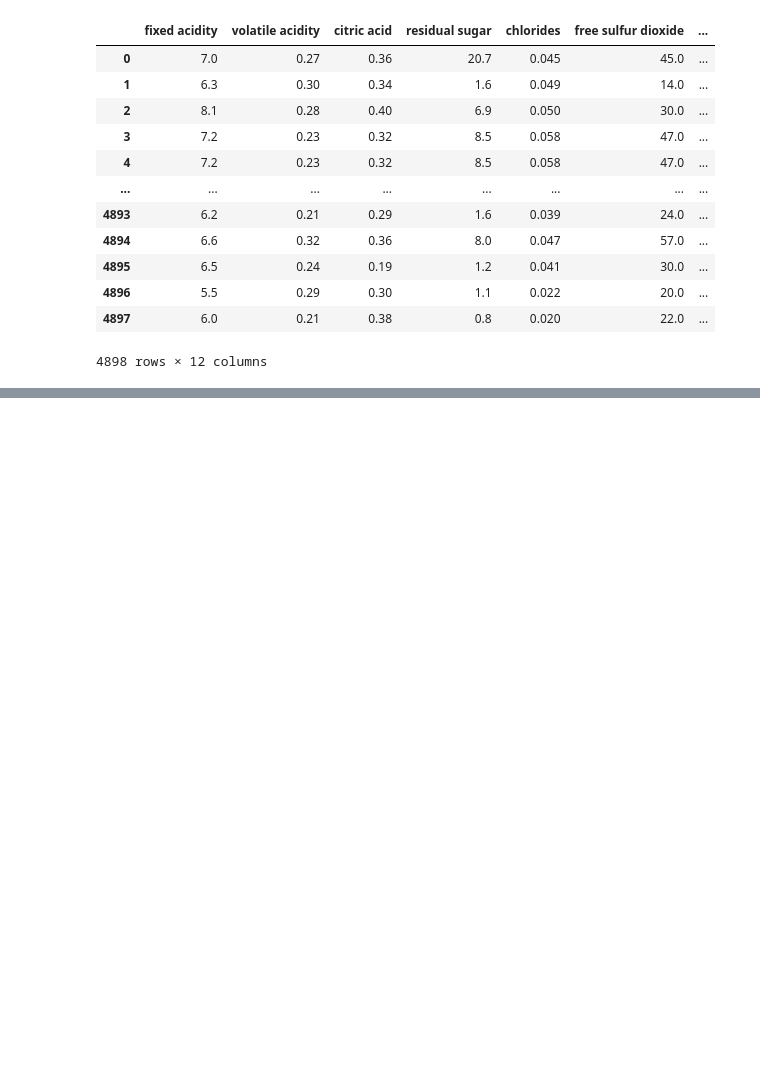
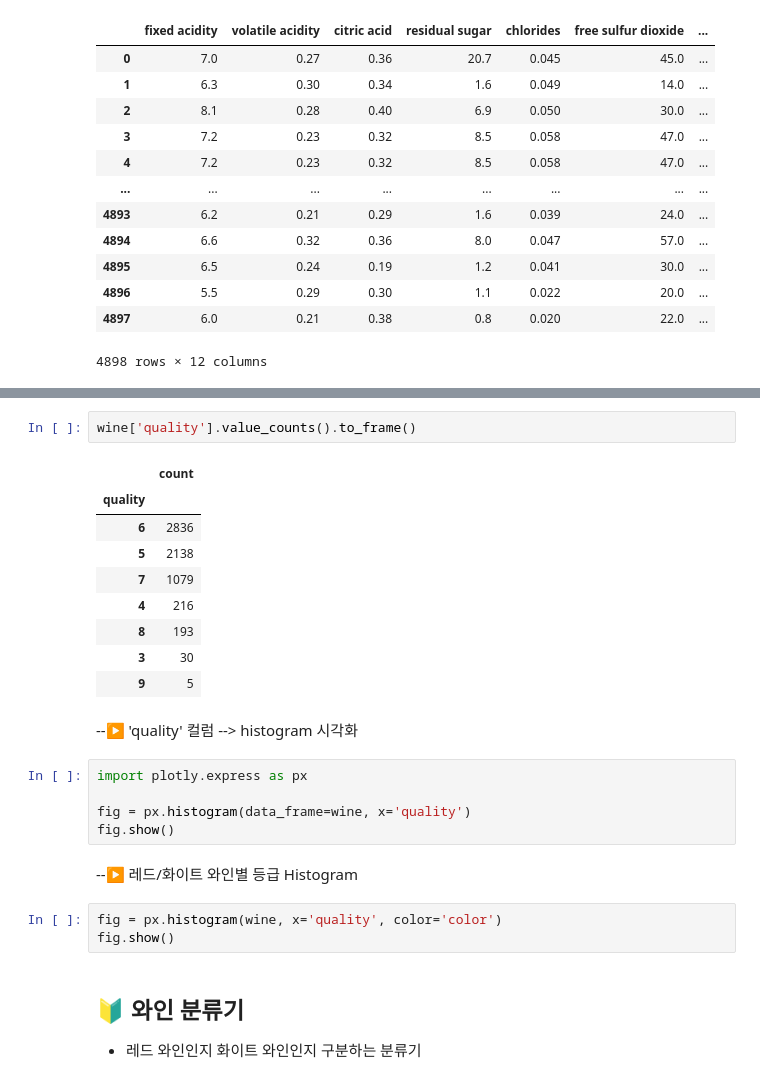
Before and after one commit to ElaYJ/Study_Machine_Learning, a Jupyter notebook: Lecture/Ch03_02_Wine_dataset_DTM.ipynb, the cells around one changed output, grey strips where cells are left out. Saved outputs shown, nothing was run; the diff lists cells and outputs as text; blank space fills up the shorter version.

```diff
--- a/Lecture/Ch03_02_Wine_dataset_DTM.ipynb
+++ b/Lecture/Ch03_02_Wine_dataset_DTM.ipynb
@@ -44,0 +115,28 @@ white_wine
+# %%
+wine['quality'].value_counts().to_frame()
+# %% [output]
+|  | count |
+| quality |  |
+| 6 | 2836 |
+| 5 | 2138 |
+| 7 | 1079 |
+| 4 | 216 |
+| 8 | 193 |
+| 3 | 30 |
+| 9 | 5 |
+# %% [markdown]
+--▶ 'quality' 컬럼 --> histogram 시각화
+# %%
+import plotly.express as px
+
+fig = px.histogram(data_frame=wine, x='quality')
+fig.show()
+# %% [markdown]
+--▶ 레드/화이트 와인별 등급 Histogram
+# %%
+fig = px.histogram(wine, x='quality', color='color')
+fig.show()
+# %% [markdown]
+## 🔰 와인 분류기
+
+- 레드 와인인지 화이트 와인인지 구분하는 분류기
```
Also changed, not shown: parts of 14 cells of this notebook.
